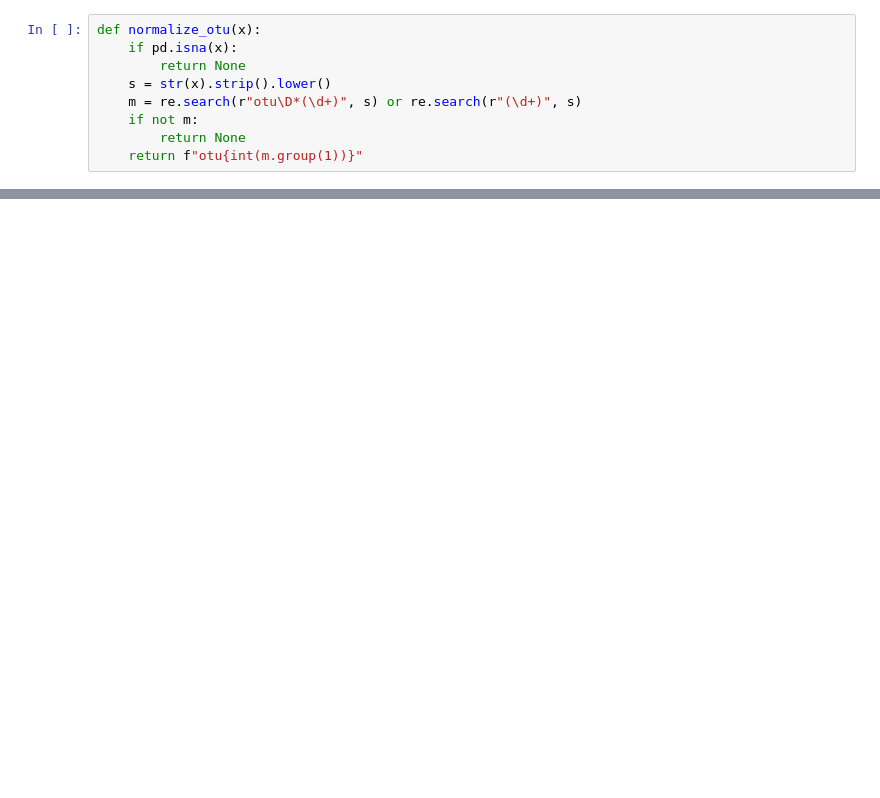
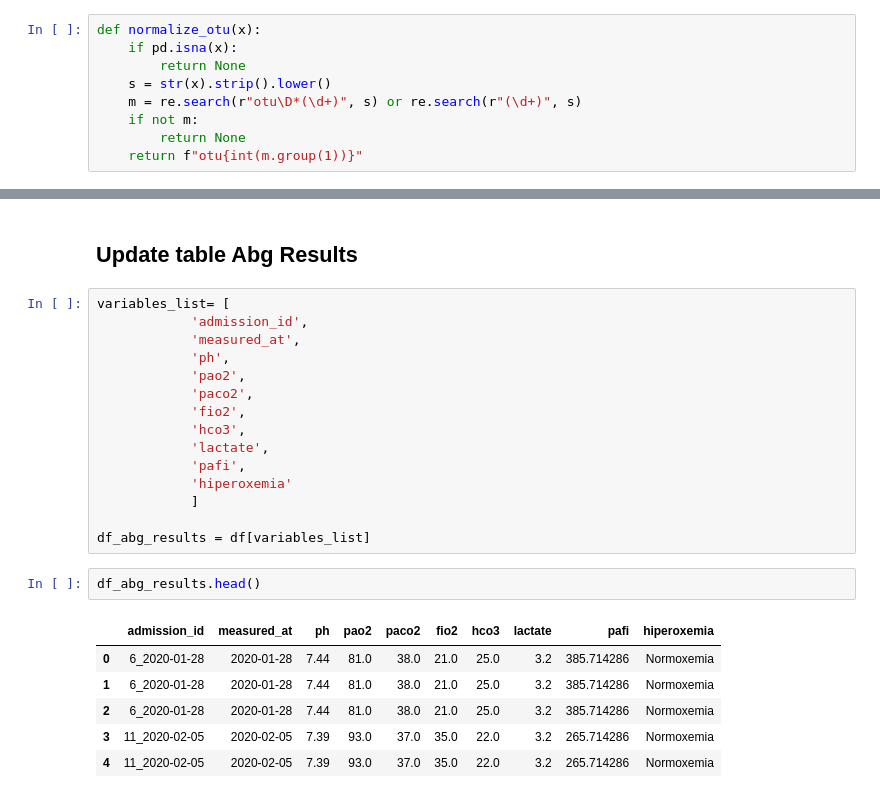
Before and after one commit to Jcamposlozano/MIcroVAP_Model, a Jupyter notebook: notebooks/Load_Data.ipynb, the cells around one changed output, grey strips where cells are left out. Saved outputs shown, nothing was run; the diff lists cells and outputs as text; blank space fills up the shorter version.

```diff
--- a/notebooks/Load_Data.ipynb
+++ b/notebooks/Load_Data.ipynb
@@ -559,0 +445,26 @@ IntegrityError: UNIQUE constraint failed: specimen_otu.specimen_id, specimen_otu
+# %% [markdown]
+## Update table Abg Results
+# %%
+variables_list= [
+            'admission_id',
+            'measured_at',
+            'ph',
+            'pao2',
+            'paco2',
+            'fio2',
+            'hco3',
+            'lactate',
+            'pafi',
+            'hiperoxemia'
+            ]
+
+df_abg_results = df[variables_list]
+# %%
+df_abg_results.head()
+# %% [output]
+|  | admission_id | measured_at | ph | pao2 | paco2 | fio2 | hco3 | lactate | pafi | hiperoxemia |
+| 0 | 6_2020-01-28 | 2020-01-28 | 7.44 | 81.0 | 38.0 | 21.0 | 25.0 | 3.2 | 385.714286 | Normoxemia |
+| 1 | 6_2020-01-28 | 2020-01-28 | 7.44 | 81.0 | 38.0 | 21.0 | 25.0 | 3.2 | 385.714286 | Normoxemia |
+| 2 | 6_2020-01-28 | 2020-01-28 | 7.44 | 81.0 | 38.0 | 21.0 | 25.0 | 3.2 | 385.714286 | Normoxemia |
+| 3 | 11_2020-02-05 | 2020-02-05 | 7.39 | 93.0 | 37.0 | 35.0 | 22.0 | 3.2 | 265.714286 | Normoxemia |
+| 4 | 11_2020-02-05 | 2020-02-05 | 7.39 | 93.0 | 37.0 | 35.0 | 22.0 | 3.2 | 265.714286 | Normoxemia |
```
Also changed, not shown: parts of 30 cells of this notebook, 7 other files.
